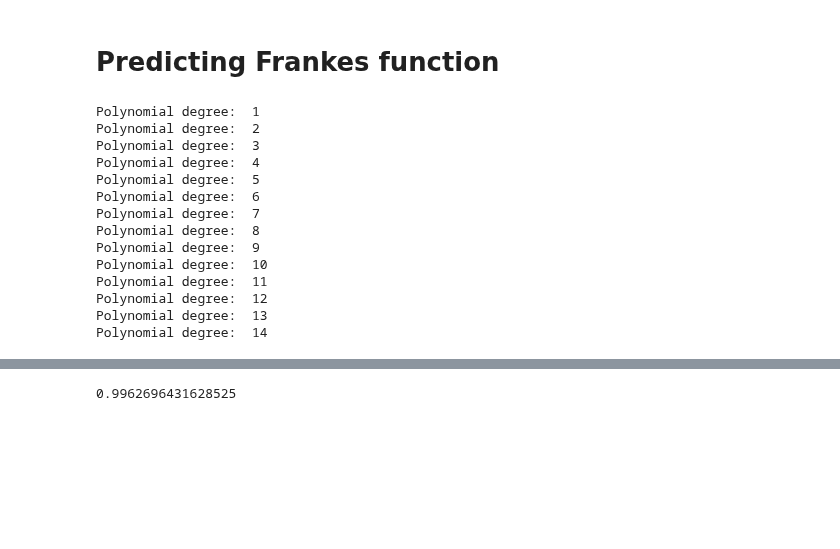
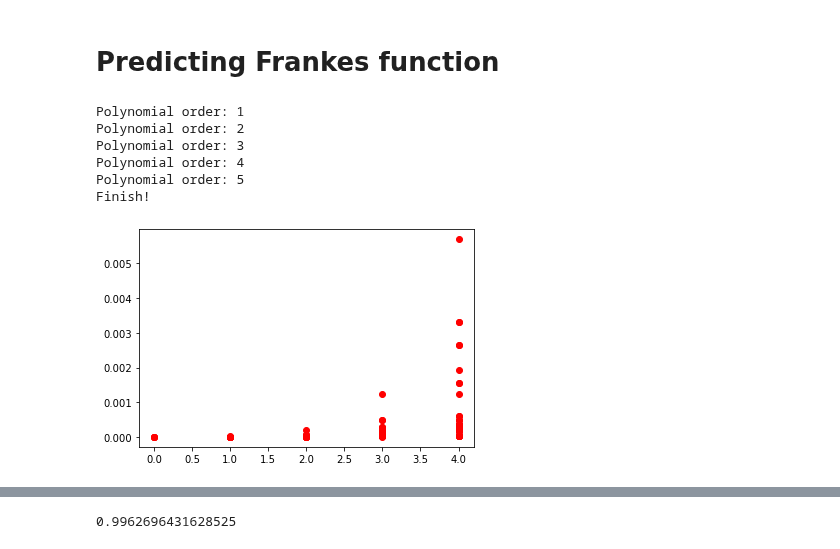
Before and after one commit to eoydvin/FYS-STK4155, a Jupyter notebook: Project_1/Exercise 1.ipynb, the cells around one changed output, grey strips where cells are left out. Saved outputs shown, nothing was run; the diff lists cells and outputs as text; code cells hidden in the pictures; blank space fills up the shorter version.

```diff
--- a/Project_1/Exercise 1.ipynb
+++ b/Project_1/Exercise 1.ipynb
@@ -111,40 +110,45 @@ x, y = np.meshgrid(x, y)
 
 noise = np.random.randn(x.shape[0], x.shape[1])
 #z_real = Fr(x, y)
-MSE_list = []
-for noise_degree in [1.5]:
-    z = Fr(x, y) + noise*noise_degree
+z = Fr(x, y) + noise*4
 
-    scaler = StandardScaler()
-    x_cent = scaler.fit_transform(x.reshape(-1, 1))
-    y_cent = scaler.fit_transform(y.reshape(-1, 1))
-    z_cent = scaler.fit_transform(z.reshape(-1, 1))
+scaler = StandardScaler()
+x_cent = scaler.fit_transform(x.reshape(-1, 1))
+y_cent = scaler.fit_transform(y.reshape(-1, 1))
+z_cent = scaler.fit_transform(z.reshape(-1, 1))
 
-    xy_cent_train, xy_cent_test, z_cent_train, z_cent_test = train_test_split(np.hstack([x_cent, y_cent]), z_cent)
+xy_cent_train, xy_cent_test, z_cent_train, z_cent_test = train_test_split(np.hstack([x_cent, y_cent]), z_cent)
 
-    MSE = []
-    for poly_deg in range(1, 15):
-        print("Polynomial degree: ", poly_deg)
-        model = OLS(xy_cent_train[:, 0].ravel(), xy_cent_train[:, 1].ravel(), z_cent_train.ravel(), poly_deg)
-        z_prediction = model.predict(xy_cent_test[:, 0], xy_cent_test[:, 1])
-        MSE.append(np.sum((z_prediction - z_cent_test)**2))
-    MSE_list.append(MSE)
+MSE = []
+variance_beta = []
+betas = []
+for poly_deg in range(1, 6):
+    print("Polynomial order: " + str(poly_deg))
+    model = OLS(xy_cent_train[:, 0].ravel(), xy_cent_train[:, 1].ravel(), z_cent_train.ravel(), poly_deg)
+
+    z_prediction = model.predict(xy_cent_test[:, 0], xy_cent_test[:, 1])
+    MSE.append(model.MSE(xy_cent_test[:, 0], xy_cent_test[:, 1], z_cent_test))
+    variance_beta.append(model.var_beta(xy_cent_test[:, 0], xy_cent_test[:, 1], z_cent_test))
+    betas.append(model.beta_OLS)
+print("Finish! ")
 
 # Observasjonar: Det virker som at polynomene mine treffer ganske bra på franke-funksjonen.
 # Med introduksjon av støy øker bias-variance tradeoff.
 # Kva skjer om eg ikkje sentrerer data?
+
+# Sentrerer fordi: Det er ikkje relevant om eg sjekker data i området [0, 1] eller [11, 12]. Sentrering gjer at data
+# måles opp mot sin egen spredning, ikkje korvidt det ligg langt unna origio. Polynomer er sensitive for om data er
+# under eller over origo.
+
+# Skalerer fordi: Det er ikkje relevant om z-verdiane ligg i [0 100] eller [200 1000]. Ved å dele på standardavviket
+# får vi data der 2 betyr to ganger større enn standardavviket. Det er mer intuitivt og gjer det lettere å forstå
+# data ved bare å å kaste et blikk på det.
+
+# Trur også det fører til at beta sentreres rundt 0!
 # %% [output]
-Polynomial degree:  1
-Polynomial degree:  2
-Polynomial degree:  3
-Polynomial degree:  4
-Polynomial degree:  5
-Polynomial degree:  6
-Polynomial degree:  7
-Polynomial degree:  8
-Polynomial degree:  9
-Polynomial degree:  10
-Polynomial degree:  11
-Polynomial degree:  12
-Polynomial degree:  13
-Polynomial degree:  14
+Polynomial order: 1
+Polynomial order: 2
+Polynomial order: 3
+Polynomial order: 4
+Polynomial order: 5
+Finish!
@@ -152,0 +155,7 @@ Polynomial degree:  14
+# %%
+ax = plt.subplot(111)
+for i in range(len(variance_beta)):
+    for j in range(len(variance_beta[i])):
+        ax.plot(i, variance_beta[i][j], 'ro')
+# %% [output]
+[figure, added]
```
Also changed, not shown: parts of 8 cells of this notebook, 1 other file.
